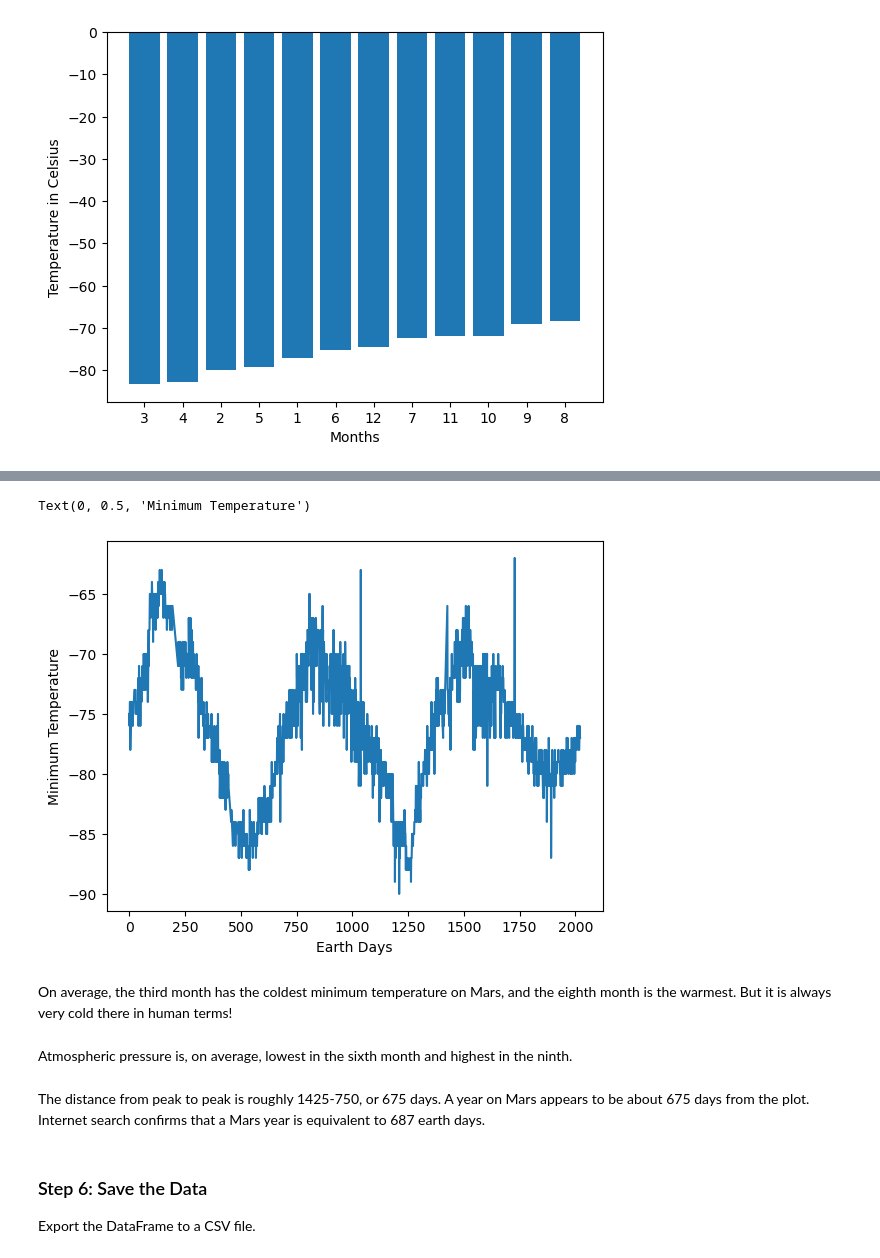
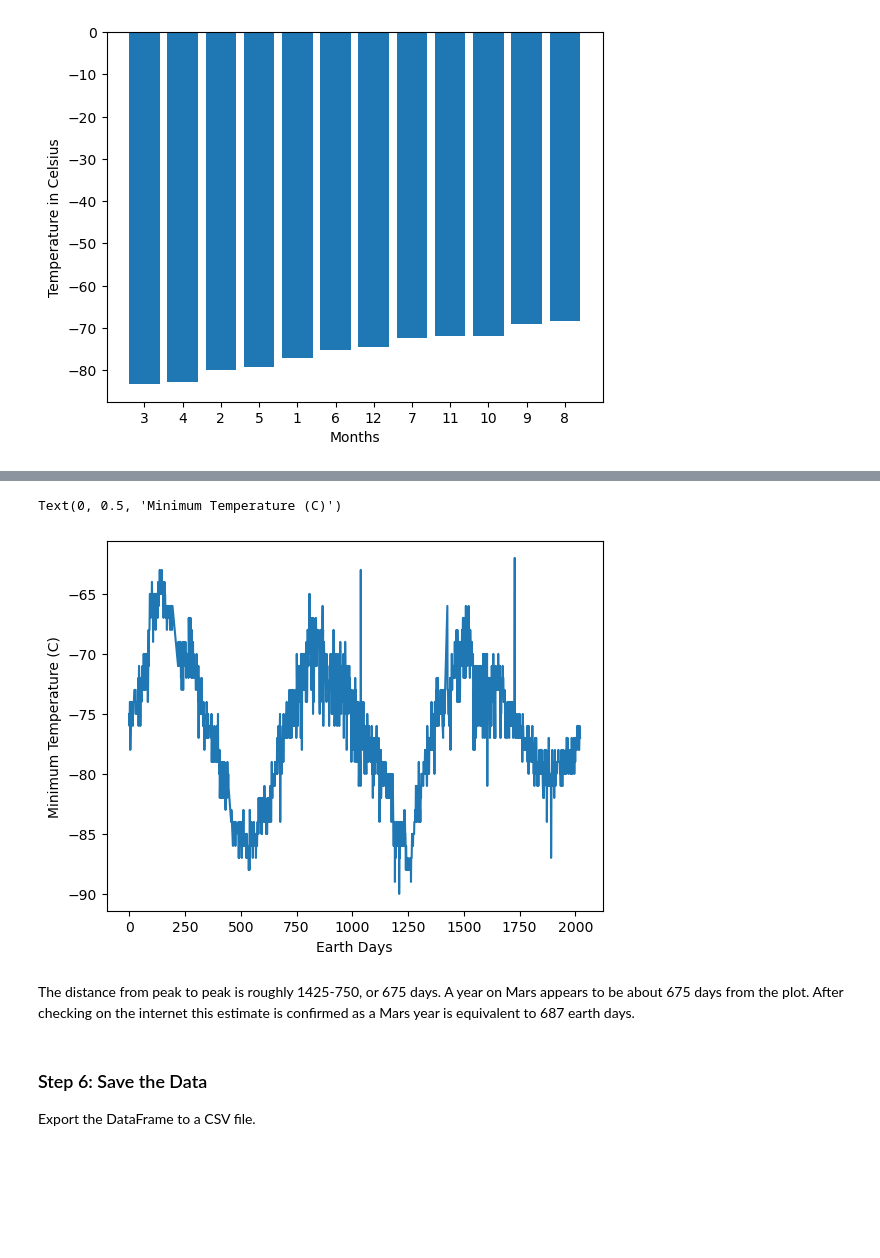
Before and after one commit to patgilch17/Mission_to_Mars, a Jupyter notebook: Mission_to_Mars_code/part_2_mars_weather.ipynb, the cells around one changed output, grey strips where cells are left out. Drawn from its saved outputs; the diff is of its cells as text; code cells hidden in the pictures; blank space fills up the shorter version.

```diff
--- a/Starter_Code 2/part_2_mars_weather.ipynb
+++ b/Mission_to_Mars_code/part_2_mars_weather.ipynb
@@ -117,8 +117,8 @@ tempdata_df['min_temp'] = tempdata_df['min_temp'].astype(float)
 tempdata_df['pressure'] = tempdata_df['pressure'].astype(float)
 # %%
 # Confirm type changes were successful by examining data types again
-tempdata_df.dtypes
-#tempdata2_df = tempdata_df.copy()
+print(tempdata_df.dtypes)
+tempdata2_df = tempdata_df.copy()
 #tempdata2_df
 # %% [output]
 id                          object
@@ -243,21 +248,23 @@ Text(0.5, 0, 'Months')
 # %%
+# 5. How many terrestrial (earth) days are there in a Martian year?
 test = []
 test = tempdata2_df['terrestrial_date']
 
-x = test[1]-test[0]
+#x = test[1]-test[0]
 #print(x.days)
 
 test2 = []
 for i in range(0, (len(test))):
     y = test[i]-test[0]
     test2.append(y.days)
 
 tempdata2_df['date_since'] = test2
 #tempdata2_df
 
 plt.plot(tempdata2_df['date_since'],tempdata2_df['min_temp'])
 plt.xlabel('Earth Days')
-plt.ylabel('Minimum Temperature')
+plt.ylabel('Minimum Temperature (C)')
+#tempdata2_df
 # %% [output]
-Text(0, 0.5, 'Minimum Temperature')
+Text(0, 0.5, 'Minimum Temperature (C)')
-[figure, old version]
+[figure, new version]
@@ -266,9 +271,5 @@ Text(0, 0.5, 'Minimum Temperature')
-# %% [markdown]
-On average, the third month has the coldest minimum temperature on Mars, and the eighth month is the warmest. But it is always very cold there in human terms!
-# %% [markdown]
-Atmospheric pressure is, on average, lowest in the sixth month and highest in the ninth.
 # %% [markdown]
-The distance from peak to peak is roughly 1425-750, or 675 days. A year on Mars appears to be about 675 days from the plot. Internet search confirms that a Mars year is equivalent to 687 earth days.
+The distance from peak to peak is roughly 1425-750, or 675 days. A year on Mars appears to be about 675 days from the plot. After checking on the internet this estimate is confirmed as a Mars year is equivalent to 687 earth days.
 # %% [markdown]
 ### Step 6: Save the Data
 
```
Also changed, not shown: parts of 14 cells of this notebook, 4 other files.
